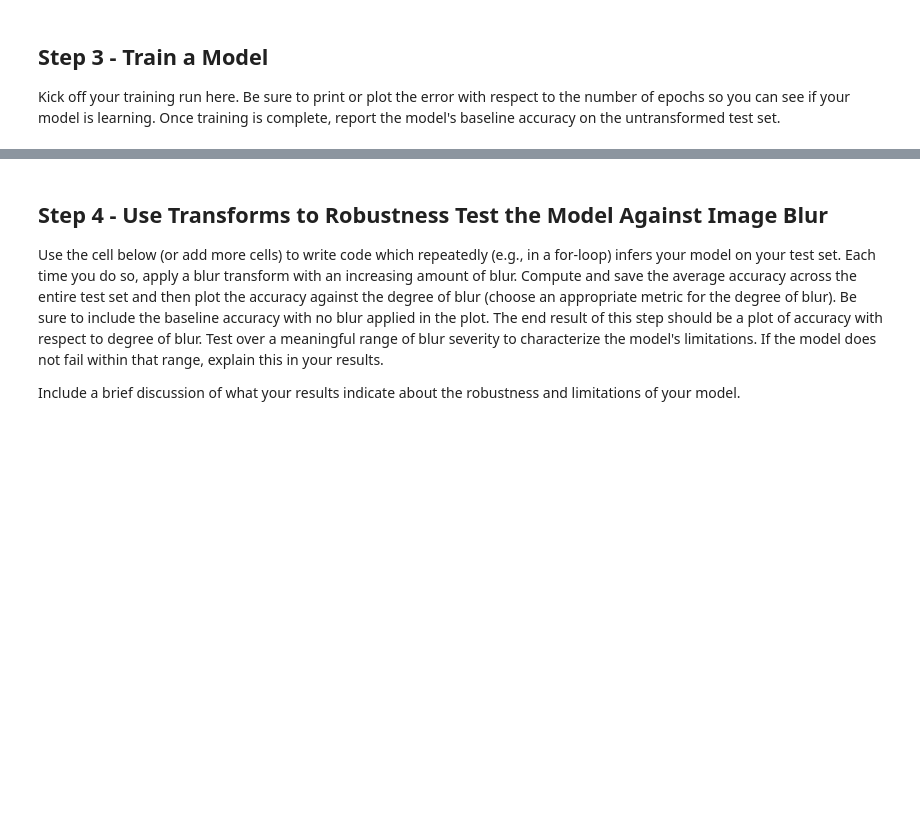
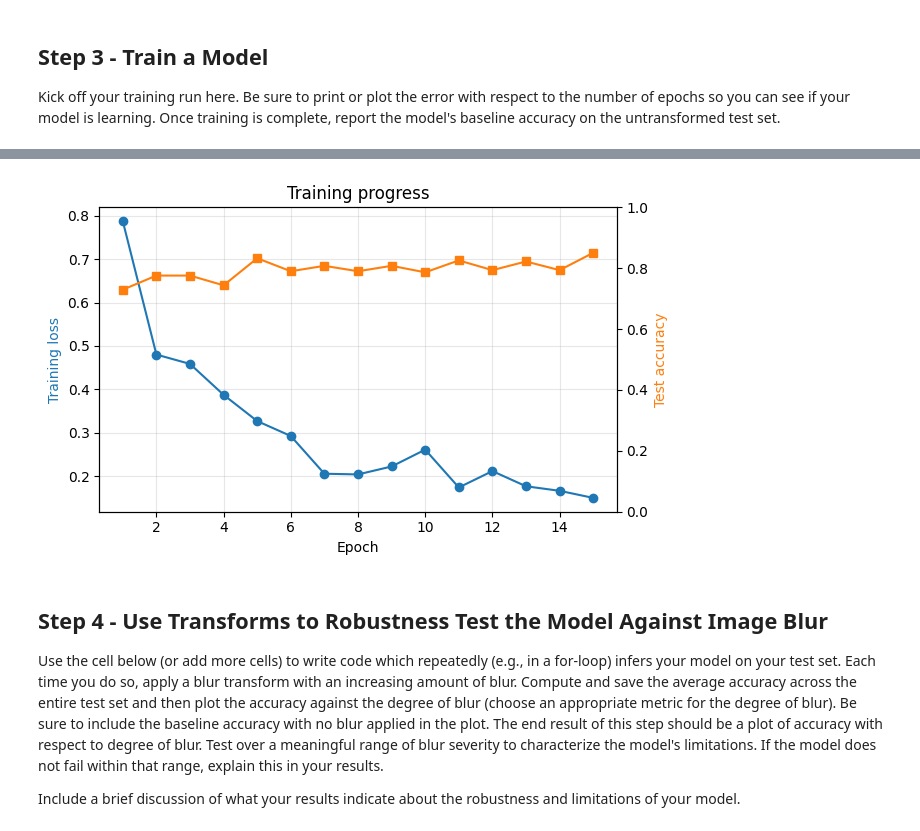
Before and after one commit to soymlk94/assignment02-mine, a Jupyter notebook: assignment/task-01.ipynb, the cells around one changed output, grey strips where cells are left out. Drawn from its saved outputs; the diff is of its cells as text; code cells hidden in the pictures; blank space fills up the shorter version.

```diff
--- a/assignment/task-01.ipynb
+++ b/assignment/task-01.ipynb
@@ -77,3 +286,15 @@ Tip: if you see your architecture is insufficient to learn the dataset you have
+# %%
+from torchvision import models
+
+class CellClassifier(nn.Module):
+    """ResNet18 pretrained on ImageNet, with a new final layer for our cell classes."""
+    def __init__(self, n_classes):
+        super().__init__()
+        self.net = models.resnet18(weights=models.ResNet18_Weights.DEFAULT)
+        self.net.fc = nn.Linear(self.net.fc.in_features, n_classes)
+
+    def forward(self, x):
+        return self.net(x)
 # %% [markdown]
 ## Step 3 - Train a Model
 
@@ -82,0 +302,31 @@ Kick off your training run here. Be sure to print or plot the error with respect
+# %%
+model = CellClassifier(len(classes)).to(device)
+optimizer = torch.optim.Adam(model.parameters(), lr=LR)
+criterion = nn.CrossEntropyLoss()
+
+train_losses, test_accs = [], []
+for epoch in range(1, EPOCHS + 1):
+    loss = train_one_epoch(model, train_loader, optimizer, criterion)
+    acc = evaluate(model, test_loader)
+    train_losses.append(loss)
+    test_accs.append(acc)
+    print(f"Epoch {epoch:2d}/{EPOCHS}  train loss {loss:.4f}  test acc {acc:.3f}")
+
+baseline_acc = evaluate(model, test_loader)
+print(f"\nBaseline test accuracy (no transform): {baseline_acc:.3f}")
+
+# Plot training loss (and test accuracy) vs. epoch
+fig, ax1 = plt.subplots(figsize=(6.5, 4))
+ax1.plot(range(1, EPOCHS + 1), train_losses, "o-", color="tab:blue")
+ax1.set_xlabel("Epoch")
+ax1.set_ylabel("Training loss", color="tab:blue")
+ax2 = ax1.twinx()
+ax2.plot(range(1, EPOCHS + 1), test_accs, "s-", color="tab:orange")
+ax2.set_ylabel("Test accuracy", color="tab:orange")
+ax2.set_ylim(0, 1)
+ax1.set_title("Training progress")
+ax1.grid(alpha=0.3)
+fig.tight_layout()
+fig.savefig(FIG_DIR / "training_curve.png", dpi=200)
+plt.show()
+# %% [output]
@@ -83,3 +350,4 @@ Kick off your training run here. Be sure to print or plot the error with respect
+[figure, added]
 # %% [markdown]
 ## Step 4 - Use Transforms to Robustness Test the Model Against Image Blur
 
```
Also changed, not shown: parts of 17 cells of this notebook.
